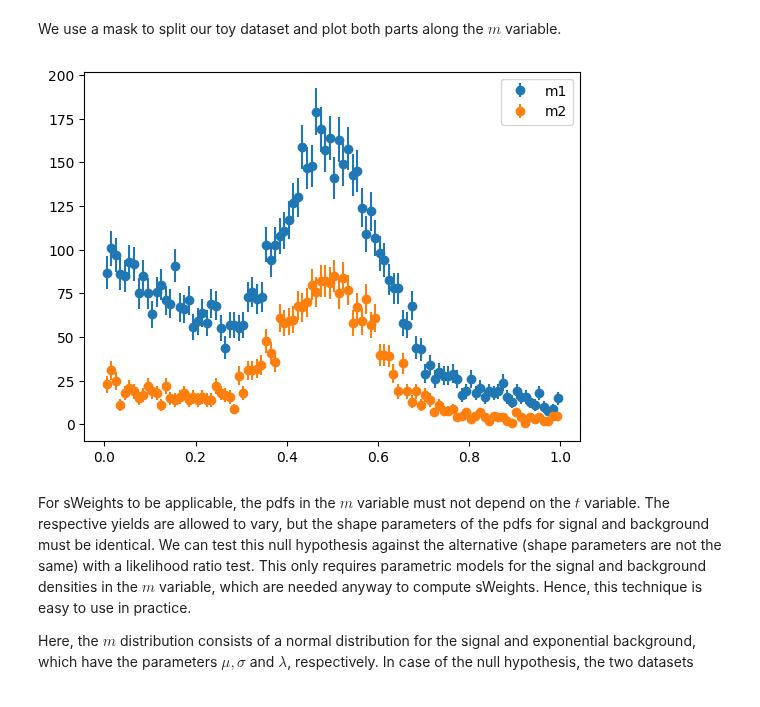
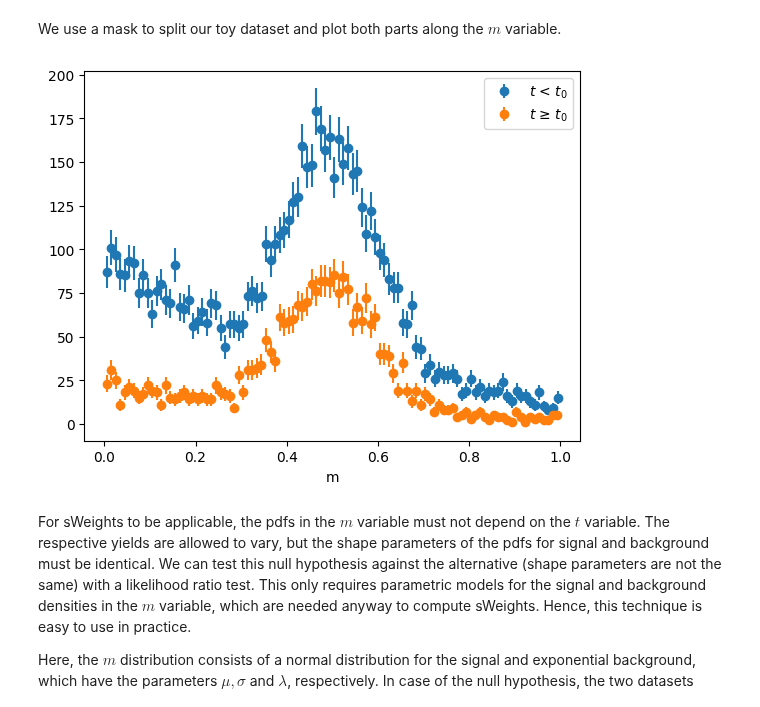
Before and after one commit to sweights/sweights, a Jupyter notebook: doc/notebooks/factorization_test.ipynb, the cells around one changed output. Drawn from its saved outputs; the diff is of its cells as text; code cells hidden in the pictures.

```diff
--- a/doc/notebooks/factorization_test.ipynb
+++ b/doc/notebooks/factorization_test.ipynb
@@ -48,13 +51,14 @@ We use a mask to split our toy dataset and plot both parts along the $m$ variabl
 # %%
 mask = toy[1] < tsplit
 m1 = toy[0][mask]
 m2 = toy[0][~mask]
 
-plot_binned(m1, bins=100, label="m1")
-plot_binned(m2, bins=100, label="m2")
-plt.legend();
+plot_binned(m1, bins=100, label=r"$t$ < $t_0$")
+plot_binned(m2, bins=100, label=r"$t$ ≥ $t_0$")
+plt.legend()
+plt.xlabel("m");
 # %% [output]
-[figure, old version]
+[figure, new version]
 # %% [markdown]
 For sWeights to be applicable, the pdfs in the $m$ variable must not depend on the $t$ variable. The respective yields are allowed to vary, but the shape parameters of the pdfs for signal and background must be identical. We can test this null hypothesis against the alternative (shape parameters are not the same) with a likelihood ratio test. This only requires parametric models for the signal and background densities in the $m$ variable, which are needed anyway to compute sWeights. Hence, this technique is easy to use in practice.
 
```
Also changed, not shown: parts of 11 cells of this notebook, 2 other files.
